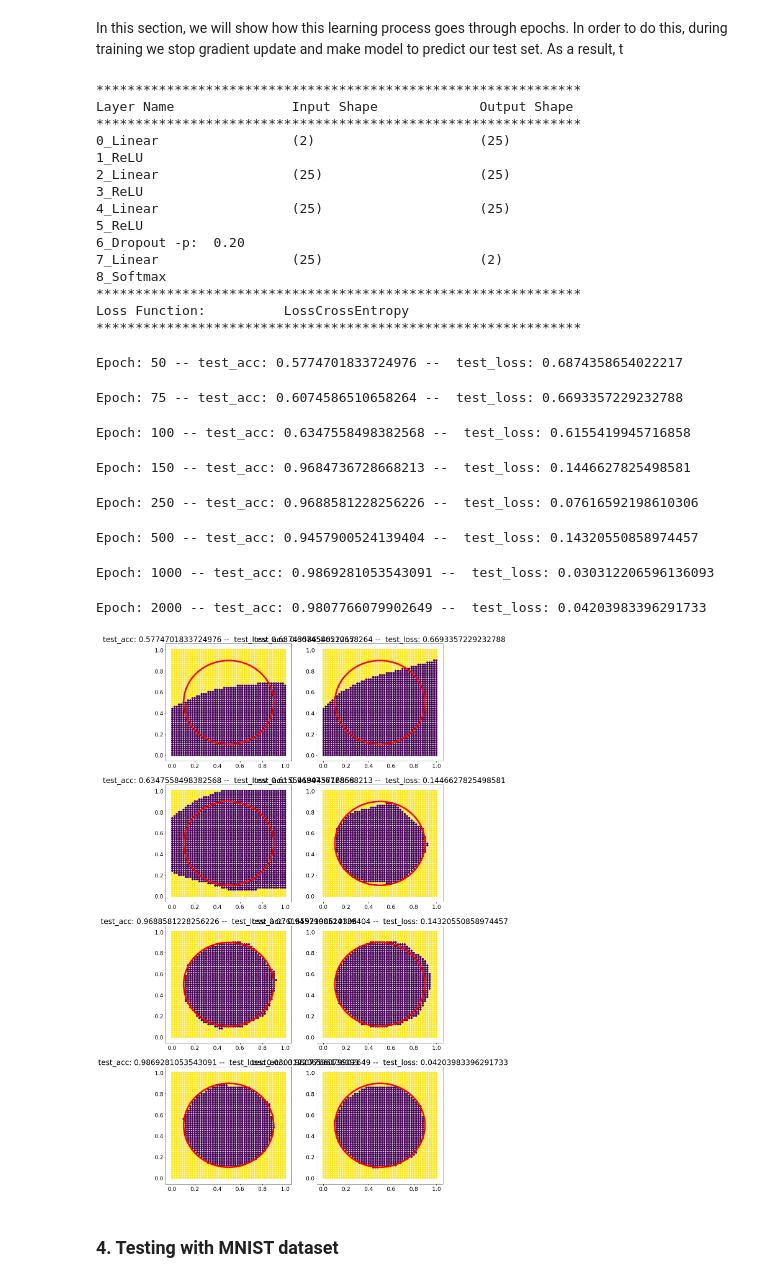
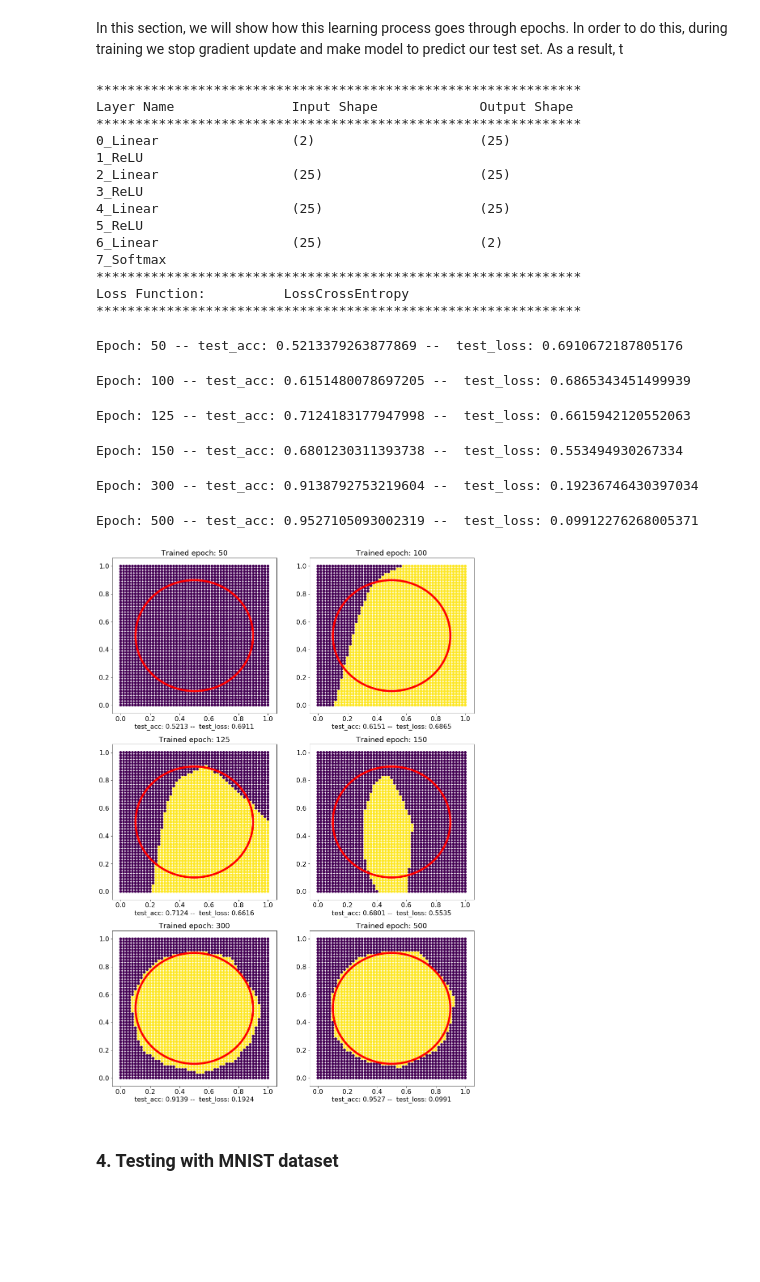
Before and after one commit to mumcuyan/dl-framework, a Jupyter notebook: guide.ipynb, the cells around one changed output. Drawn from its saved outputs; the diff is of its cells as text; code cells hidden in the pictures; blank space fills up the shorter version.

```diff
--- a/guide.ipynb
+++ b/guide.ipynb
@@ -148,7 +148,7 @@ def plot_model_evaluation(opt: Optimizer,
     x_test, y_test = test_dataset[0], test_dataset[1]
 
     idx = 1
-    epoch_sizes = [epoch_list[idx]]
+    epoch_sizes = [epoch_list[0]]
     while idx < len(epoch_list):
         epoch_sizes.append(epoch_list[idx] - epoch_list[idx-1])
         idx += 1
@@ -169,7 +169,7 @@ def plot_model_evaluation(opt: Optimizer,
         test_acc, test_loss, y_pred = model.evaluate(x_test, y_test, return_pred=True)
         print('Epoch: {} -- test_acc: {} --  test_loss: {}'.format(epoch_list[idx], test_acc, test_loss))
 
-        msg = 'test_acc: {} --  test_loss: {}'.format(test_acc, test_loss)
+        msg = 'test_acc: {:.4f} --  test_loss: {:.4f}'.format(test_acc, test_loss)
         messages.append(msg)
 
         titles.append('Trained epoch: {}'.format(epoch_list[idx]))
@@ -177,7 +177,7 @@ def plot_model_evaluation(opt: Optimizer,
         y_preds.append(y_pred)
 
 
-    plot_data_multiple(x_tests, y_preds, grid_space, titles, messages)
+    plot_data_multiple(x_tests, y_preds, grid_space, titles=titles, messages=messages, filename='plot_series')
 # %% [markdown]
 # 1. Data Generation
 # %% [markdown]
@@ -224,7 +224,7 @@ def get_categorical_model(input_neurons, output_neurons, layers=None):
         model.add(Linear(out=layers[idx], input_size=layers[idx-1], activation=default_act))
         idx += 1
 
-    model.add(Dropout(prob=0.2))
+    #model.add(Dropout(prob=0.2))
     model.add(Linear(out=output_neurons, activation='softmax'))
 
     # Set loss function to model: Sequential object
@@ -412,39 +480,36 @@ Layer Name               Input Shape             Output Shape
 3_ReLU
 4_Linear                 (25)                    (25)
 5_ReLU
-6_Dropout -p:  0.20
-7_Linear                 (25)                    (2)
-8_Softmax
+6_Linear                 (25)                    (2)
+7_Softmax
 **************************************************************
 Loss Function:          LossCrossEntropy
 **************************************************************
 # %%
 cat_model = get_categorical_model(input_neurons=2, output_neurons=2)
 
 x_train, y_train_label = generate_data(num_of_points=1000)
 x_test, y_test_label = generate_grid_data(num_of_points_per_dim=51)
 
 y_train = label2one_hot(y_train_label, val=0)
 y_test = label2one_hot(y_test_label, val=0)
 
-opt = SGD(lr=0.1, momentum_coef=0, weight_decay=0.2)
+opt = SGD(lr=0.1, momentum_coef=0, weight_decay=0.0)
 
 plot_model_evaluation(opt,
                       cat_model,
                       (x_train, y_train),
                       (x_test, y_test),
-                       epoch_list=[50, 75, 100, 150, 250, 500, 1000, 2000],
-                      grid_space=(4, 2))
+                       epoch_list=[50, 100, 125, 150, 300, 500],
+                      grid_space=(3, 2))
 # %% [output]
-Epoch: 50 -- test_acc: 0.5774701833724976 --  test_loss: 0.6874358654022217
+Epoch: 50 -- test_acc: 0.5213379263877869 --  test_loss: 0.6910672187805176
-Epoch: 75 -- test_acc: 0.6074586510658264 --  test_loss: 0.6693357229232788
+Epoch: 100 -- test_acc: 0.6151480078697205 --  test_loss: 0.6865343451499939
-Epoch: 100 -- test_acc: 0.6347558498382568 --  test_loss: 0.6155419945716858
+Epoch: 125 -- test_acc: 0.7124183177947998 --  test_loss: 0.6615942120552063
-Epoch: 150 -- test_acc: 0.9684736728668213 --  test_loss: 0.1446627825498581
+Epoch: 150 -- test_acc: 0.6801230311393738 --  test_loss: 0.553494930267334
-Epoch: 250 -- test_acc: 0.9688581228256226 --  test_loss: 0.07616592198610306
+Epoch: 300 -- test_acc: 0.9138792753219604 --  test_loss: 0.19236746430397034
-Epoch: 500 -- test_acc: 0.9457900524139404 --  test_loss: 0.14320550858974457
+Epoch: 500 -- test_acc: 0.9527105093002319 --  test_loss: 0.09912276268005371
-Epoch: 1000 -- test_acc: 0.9869281053543091 --  test_loss: 0.030312206596136093
-Epoch: 2000 -- test_acc: 0.9807766079902649 --  test_loss: 0.04203983396291733
-[figure, old version]
+[figure, new version]
 # %% [markdown]
 ### 4. Testing with MNIST dataset
 # %% [markdown]
```
Also changed, not shown: parts of 17 cells of this notebook, 10 other files.
